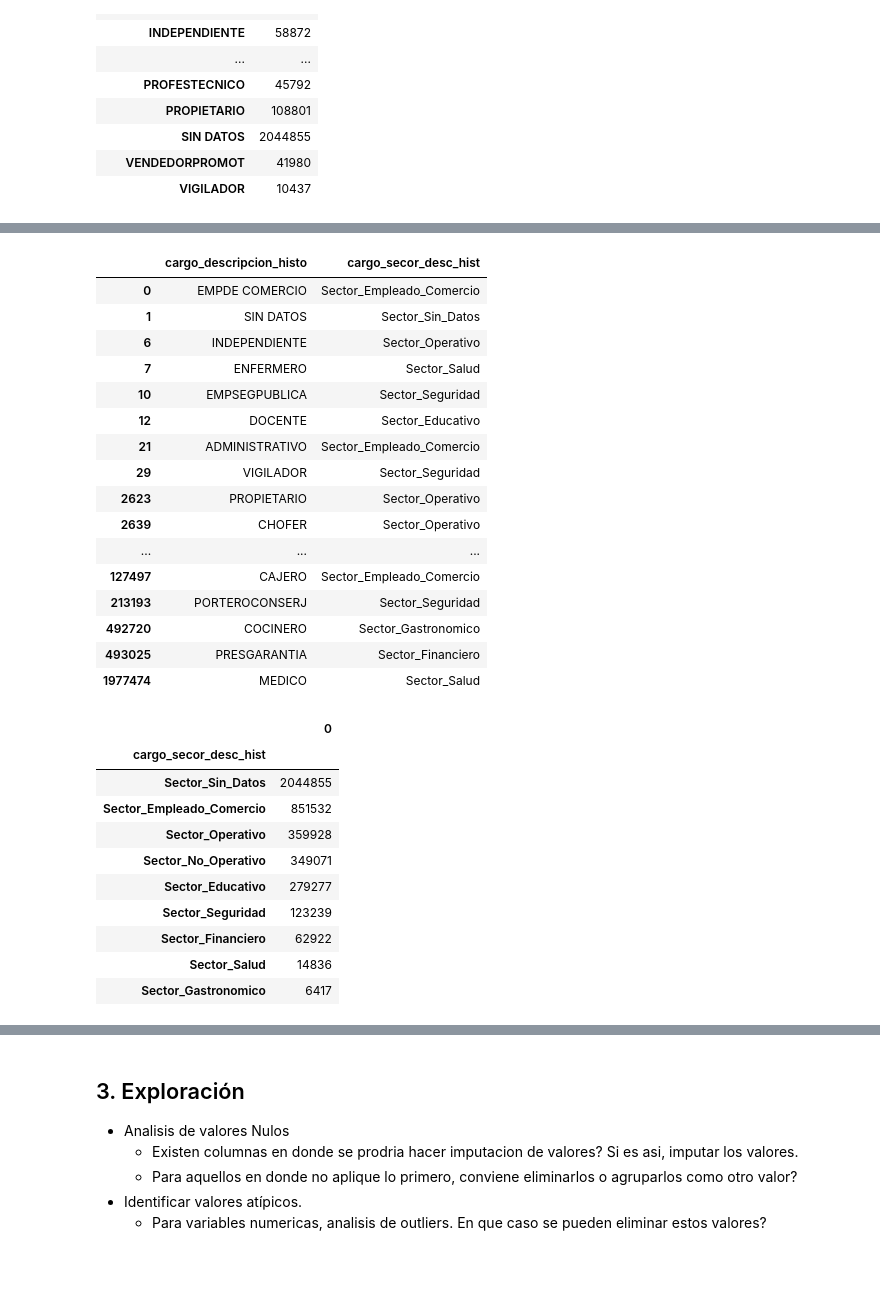
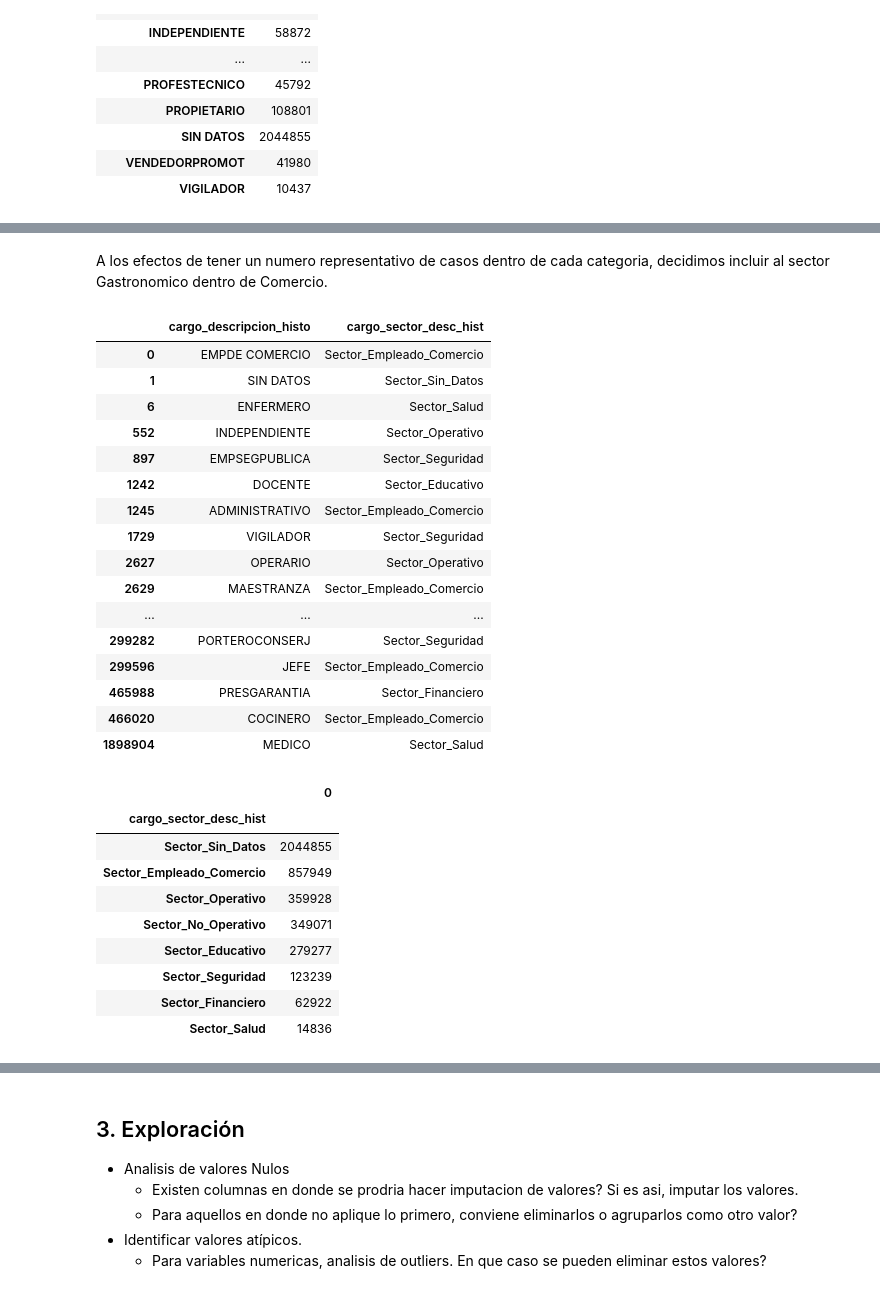
Before and after one commit to JIBarrionuevoGaltier/DiploDatos_2021_Mentoria_Grupo_2, a Jupyter notebook: notebooks_tp2/Trabajo Práctico 2.ipynb, the cells around one changed output, grey strips where cells are left out. Drawn from its saved outputs; the diff is of its cells as text; code cells hidden in the pictures; blank space fills up the shorter version.

```diff
--- a/notebooks_tp2/Trabajo Práctico 2.ipynb
+++ b/notebooks_tp2/Trabajo Práctico 2.ipynb
@@ -522,5 +541,3 @@ Name: fecha_cupon_movimiento, Length: 4092077, dtype: object
-# %%
-df.loc[:,col_fechas] = df_fchs
 # %% [markdown]
 ### 1.6. Agrupar valores de cargo_descripcion_histo
 # %%
@@ -575,20 +581,0 @@ Podemos agrupar:
-# %%
-sec_salud = ['ENFERMERO','MEDICO']
-sec_edu = ['DOCENTE','PROFESTECNICO']
-sec_seg = ['EMPSEGPUBLICA','PORTEROCONSERJ','VIGILADOR']
-sec_fin = ['PRESGARANTIA','PRESTCREDITO']
-sec_gast = ['COCINERO','MOZO']
-sec_Emp_Com = ['ADMINISTRATIVO','CAJERO','EMPDE COMERCIO','MAESTRANZA','JEFE','ENCARGADO','VENDEDORPROMOT']
-sec_ope = ['CHOFER','INDEPENDIENTE','OPERARIO','PEONEMBARCADOS','PROPIETARIO']
-sec_no_ope = ['JUBILADO']
-sec_sd = ['SIN DATOS']
-
-df.loc[df['cargo_descripcion_histo'].str.contains('|'.join(sec_salud)),'cargo_secor_desc_hist'] = 'Sector_Salud'
-df.loc[df['cargo_descripcion_histo'].str.contains('|'.join(sec_edu)),'cargo_secor_desc_hist'] = 'Sector_Educativo'
-df.loc[df['cargo_descripcion_histo'].str.contains('|'.join(sec_seg)),'cargo_secor_desc_hist'] = 'Sector_Seguridad'
-df.loc[df['cargo_descripcion_histo'].str.contains('|'.join(sec_fin)),'cargo_secor_desc_hist'] = 'Sector_Financiero'
-df.loc[df['cargo_descripcion_histo'].str.contains('|'.join(sec_gast)),'cargo_secor_desc_hist'] = 'Sector_Gastronomico'
-df.loc[df['cargo_descripcion_histo'].str.contains('|'.join(sec_Emp_Com)),'cargo_secor_desc_hist'] = 'Sector_Empleado_Comercio'
-df.loc[df['cargo_descripcion_histo'].str.contains('|'.join(sec_ope)),'cargo_secor_desc_hist'] = 'Sector_Operativo'
-df.loc[df['cargo_descripcion_histo'].str.contains('|'.join(sec_no_ope)),'cargo_secor_desc_hist'] = 'Sector_No_Operativo'
-df.loc[df['cargo_descripcion_histo'].str.contains('|'.join(sec_sd)),'cargo_secor_desc_hist'] = 'Sector_Sin_Datos'
@@ -595,34 +593,53 @@ df.loc[df['cargo_descripcion_histo'].str.contains('|'.join(sec_sd)),'cargo_secor
+# %% [markdown]
+A los efectos de tener un numero representativo de casos dentro de cada categoria, decidimos incluir al sector Gastronomico dentro de Comercio.
+# %%
+sec_salud = ['ENFERMERO','MEDICO']
+sec_edu = ['DOCENTE','PROFESTECNICO']
+sec_seg = ['EMPSEGPUBLICA','PORTEROCONSERJ','VIGILADOR']
+sec_fin = ['PRESGARANTIA','PRESTCREDITO']
+sec_Emp_Com = ['ADMINISTRATIVO','CAJERO','EMPDE COMERCIO','MAESTRANZA','JEFE','ENCARGADO','VENDEDORPROMOT', 'COCINERO','MOZO']
+sec_ope = ['CHOFER','INDEPENDIENTE','OPERARIO','PEONEMBARCADOS','PROPIETARIO']
+sec_no_ope = ['JUBILADO']
+sec_sd = ['SIN DATOS']
+
+df.loc[df['cargo_descripcion_histo'].str.contains('|'.join(sec_salud)),'cargo_sector_desc_hist'] = 'Sector_Salud'
+df.loc[df['cargo_descripcion_histo'].str.contains('|'.join(sec_edu)),'cargo_sector_desc_hist'] = 'Sector_Educativo'
+df.loc[df['cargo_descripcion_histo'].str.contains('|'.join(sec_seg)),'cargo_sector_desc_hist'] = 'Sector_Seguridad'
+df.loc[df['cargo_descripcion_histo'].str.contains('|'.join(sec_fin)),'cargo_sector_desc_hist'] = 'Sector_Financiero'
+df.loc[df['cargo_descripcion_histo'].str.contains('|'.join(sec_Emp_Com)),'cargo_sector_desc_hist'] = 'Sector_Empleado_Comercio'
+df.loc[df['cargo_descripcion_histo'].str.contains('|'.join(sec_ope)),'cargo_sector_desc_hist'] = 'Sector_Operativo'
+df.loc[df['cargo_descripcion_histo'].str.contains('|'.join(sec_no_ope)),'cargo_sector_desc_hist'] = 'Sector_No_Operativo'
+df.loc[df['cargo_descripcion_histo'].str.contains('|'.join(sec_sd)),'cargo_sector_desc_hist'] = 'Sector_Sin_Datos'
 # %%
-df[['cargo_descripcion_histo','cargo_secor_desc_hist']].drop_duplicates()
+df[['cargo_descripcion_histo','cargo_sector_desc_hist']].drop_duplicates()
 # %% [output]
-|  | cargo_descripcion_histo | cargo_secor_desc_hist |
+|  | cargo_descripcion_histo | cargo_sector_desc_hist |
 | 0 | EMPDE COMERCIO | Sector_Empleado_Comercio |
 | 1 | SIN DATOS | Sector_Sin_Datos |
-| 6 | INDEPENDIENTE | Sector_Operativo |
-| 7 | ENFERMERO | Sector_Salud |
-| 10 | EMPSEGPUBLICA | Sector_Seguridad |
-| 12 | DOCENTE | Sector_Educativo |
-| 21 | ADMINISTRATIVO | Sector_Empleado_Comercio |
-| 29 | VIGILADOR | Sector_Seguridad |
-| 2623 | PROPIETARIO | Sector_Operativo |
-| 2639 | CHOFER | Sector_Operativo |
+| 6 | ENFERMERO | Sector_Salud |
+| 552 | INDEPENDIENTE | Sector_Operativo |
+| 897 | EMPSEGPUBLICA | Sector_Seguridad |
+| 1242 | DOCENTE | Sector_Educativo |
+| 1245 | ADMINISTRATIVO | Sector_Empleado_Comercio |
+| 1729 | VIGILADOR | Sector_Seguridad |
+| 2627 | OPERARIO | Sector_Operativo |
+| 2629 | MAESTRANZA | Sector_Empleado_Comercio |
 | ... | ... | ... |
-| 127497 | CAJERO | Sector_Empleado_Comercio |
-| 213193 | PORTEROCONSERJ | Sector_Seguridad |
-| 492720 | COCINERO | Sector_Gastronomico |
-| 493025 | PRESGARANTIA | Sector_Financiero |
-| 1977474 | MEDICO | Sector_Salud |
+| 299282 | PORTEROCONSERJ | Sector_Seguridad |
+| 299596 | JEFE | Sector_Empleado_Comercio |
+| 465988 | PRESGARANTIA | Sector_Financiero |
+| 466020 | COCINERO | Sector_Empleado_Comercio |
+| 1898904 | MEDICO | Sector_Salud |
 # %%
-df[['cargo_secor_desc_hist']].groupby(by=['cargo_secor_desc_hist']).size().to_frame().sort_values(by=0, ascending=False)
+df[['cargo_sector_desc_hist']].groupby(by=['cargo_sector_desc_hist']).size().to_frame().sort_values(by=0, ascending=False)
 # %% [output]
 |  | 0 |
-| cargo_secor_desc_hist |  |
+| cargo_sector_desc_hist |  |
 | Sector_Sin_Datos | 2044855 |
-| Sector_Empleado_Comercio | 851532 |
+| Sector_Empleado_Comercio | 857949 |
 | Sector_Operativo | 359928 |
 | Sector_No_Operativo | 349071 |
 | Sector_Educativo | 279277 |
 | Sector_Seguridad | 123239 |
 | Sector_Financiero | 62922 |
 | Sector_Salud | 14836 |
-| Sector_Gastronomico | 6417 |
```
Also changed, not shown: parts of 199 cells of this notebook.
